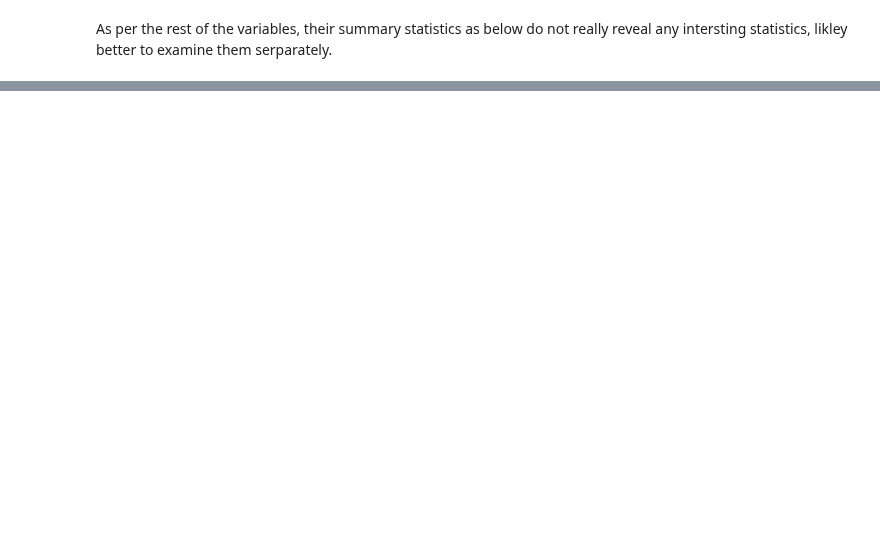
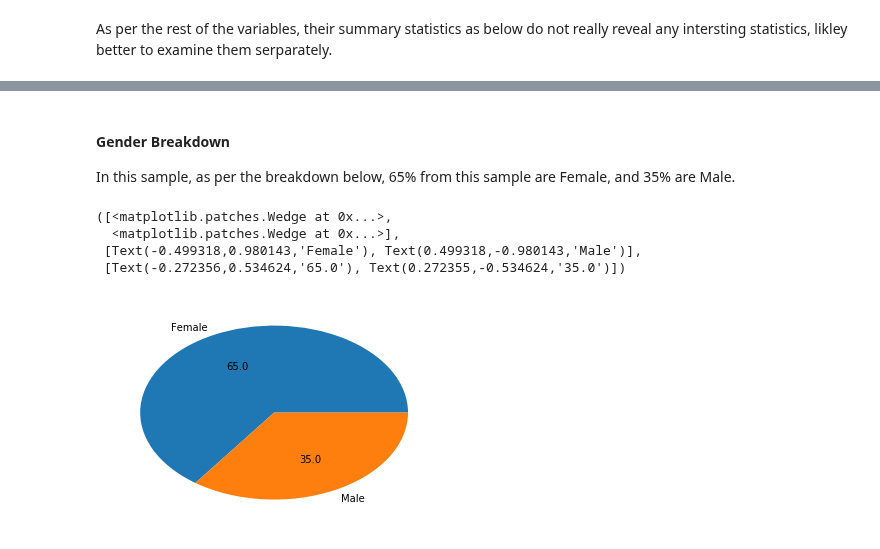
Before and after one commit to cdmorgan103/7331DataMiningNoShow, a Jupyter notebook: 7331DataMiningNoShow - SImpleStats.ipynb, the cells around one changed output, grey strips where cells are left out. Saved outputs shown, nothing was run; the diff lists cells and outputs as text; code cells hidden in the pictures; blank space fills up the shorter version.

```diff
--- a/7331DataMiningNoShow - SImpleStats.ipynb
+++ b/7331DataMiningNoShow - SImpleStats.ipynb
@@ -372,0 +429,15 @@ df.loc[0:,('Gender', 'ScheduledDay', 'ScheduledTime', 'AppointmentDay',
+# %% [markdown]
+#### Gender Breakdown
+In this sample, as per the breakdown below, 65% from this sample are Female, and 35% are Male.
+# %%
+#gender_counts =
+#pd.crosstab(df.Gender[df['Gender']=='F'],df.Gender[df['Gender']!='F'])
+values = [len(df.Gender[df.Gender=='F']), len(df.Gender[df.Gender!='F'])]
+gender_labels = ['Female', 'Male']
+plt.pie(values, labels = gender_labels, autopct='%.1f')
+# %% [output]
+([<matplotlib.patches.Wedge at 0x...>,
+  <matplotlib.patches.Wedge at 0x...>],
+ [Text(-0.499318,0.980143,'Female'), Text(0.499318,-0.980143,'Male')],
+ [Text(-0.272356,0.534624,'65.0'), Text(0.272355,-0.534624,'35.0')])
+[figure, added]
```
Also changed, not shown: parts of 18 cells of this notebook, 1 other file.
